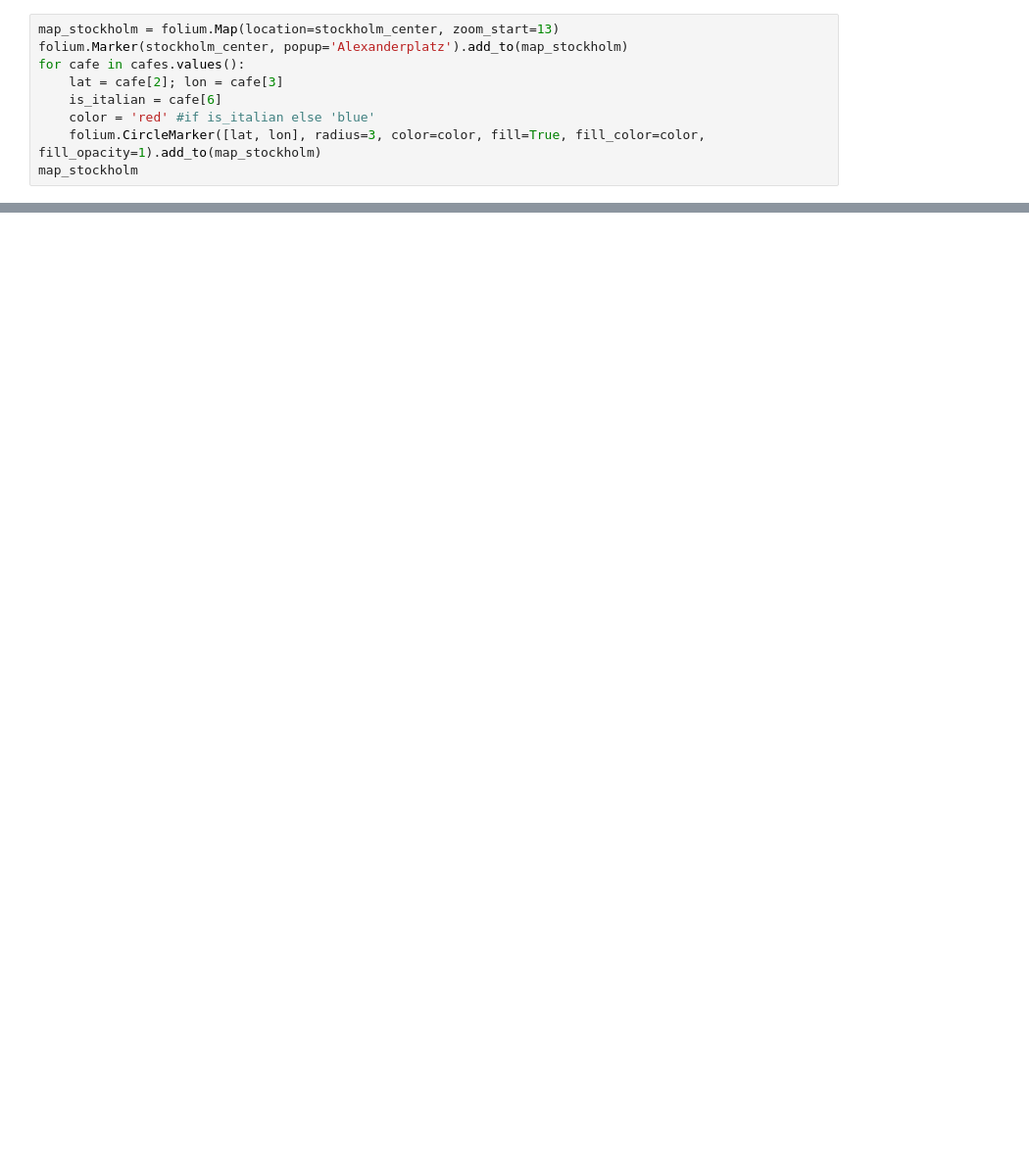
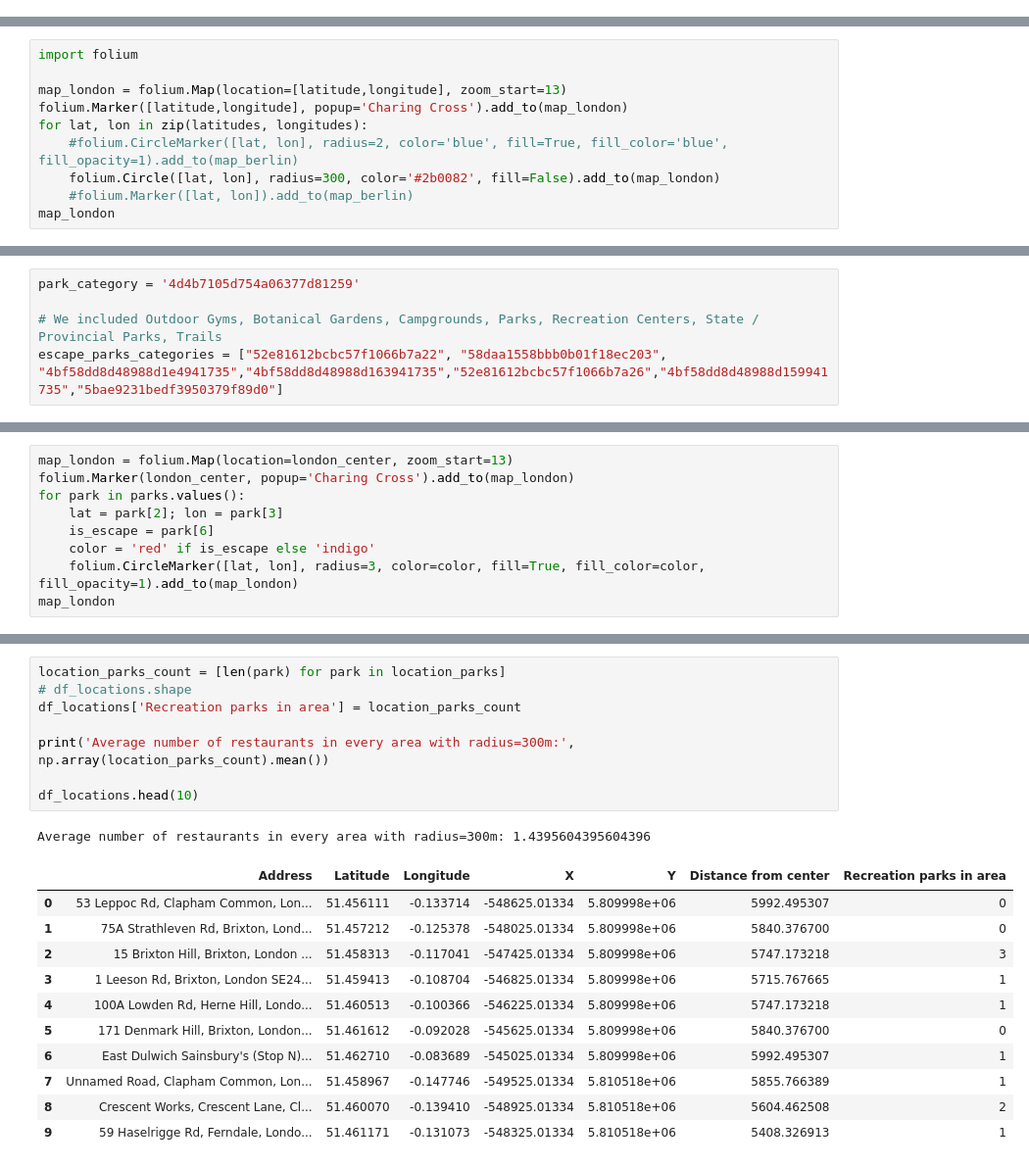
Before and after one commit to KostasAvgitidis/CourseraCapstone, a Jupyter notebook: The Battle of the Neighborhoods.ipynb, the cells around one changed output, grey strips where cells are left out. Shown: that part at 98% size. Saved outputs shown, nothing was run; the diff lists cells and outputs as text; blank space fills up the shorter version.

```diff
--- a/The Battle of the Neighborhoods.ipynb
+++ b/The Battle of the Neighborhoods.ipynb
@@ -277,9 +0,0 @@ Average number of cafes in neighborhood: 5.010989010989011
-# %%
-map_stockholm = folium.Map(location=stockholm_center, zoom_start=13)
-folium.Marker(stockholm_center, popup='Alexanderplatz').add_to(map_stockholm)
-for cafe in cafes.values():
-    lat = cafe[2]; lon = cafe[3]
-    is_italian = cafe[6]
-    color = 'red' #if is_italian else 'blue'
-    folium.CircleMarker([lat, lon], radius=3, color=color, fill=True, fill_color=color, fill_opacity=1).add_to(map_stockholm)
-map_stockholm
@@ -313,0 +97,10 @@ NameError: name 'folium' is not defined
+# %%
+import folium
+
+map_london = folium.Map(location=[latitude,longitude], zoom_start=13)
+folium.Marker([latitude,longitude], popup='Charing Cross').add_to(map_london)
+for lat, lon in zip(latitudes, longitudes):
+    #folium.CircleMarker([lat, lon], radius=2, color='blue', fill=True, fill_color='blue', fill_opacity=1).add_to(map_berlin)
+    folium.Circle([lat, lon], radius=300, color='#2b0082', fill=False).add_to(map_london)
+    #folium.Marker([lat, lon]).add_to(map_berlin)
+map_london
@@ -313,0 +171,5 @@ NameError: name 'folium' is not defined
+# %%
+park_category = '4d4b7105d754a06377d81259'
+
+# We included Outdoor Gyms, Botanical Gardens, Campgrounds, Parks, Recreation Centers, State / Provincial Parks, Trails
+escape_parks_categories = ["52e81612bcbc57f1066b7a22", "58daa1558bbb0b01f18ec203", "4bf58dd8d48988d1e4941735","4bf58dd8d48988d163941735","52e81612bcbc57f1066b7a26","4bf58dd8d48988d159941735","5bae9231bedf3950379f89d0"]
@@ -313,0 +374,9 @@ NameError: name 'folium' is not defined
+# %%
+map_london = folium.Map(location=london_center, zoom_start=13)
+folium.Marker(london_center, popup='Charing Cross').add_to(map_london)
+for park in parks.values():
+    lat = park[2]; lon = park[3]
+    is_escape = park[6]
+    color = 'red' if is_escape else 'indigo'
+    folium.CircleMarker([lat, lon], radius=3, color=color, fill=True, fill_color=color, fill_opacity=1).add_to(map_london)
+map_london
@@ -313,0 +385,21 @@ NameError: name 'folium' is not defined
+# %%
+location_parks_count = [len(park) for park in location_parks]
+# df_locations.shape
+df_locations['Recreation parks in area'] = location_parks_count
+
+print('Average number of restaurants in every area with radius=300m:', np.array(location_parks_count).mean())
+
+df_locations.head(10)
+# %% [output]
+Average number of restaurants in every area with radius=300m: 1.4395604395604396
+|  | Address | Latitude | Longitude | X | Y | Distance from center | Recreation parks in area |
+| 0 | 53 Leppoc Rd, Clapham Common, Lon... | 51.456111 | -0.133714 | -548625.01334 | 5.809998e+06 | 5992.495307 | 0 |
+| 1 | 75A Strathleven Rd, Brixton, Lond... | 51.457212 | -0.125378 | -548025.01334 | 5.809998e+06 | 5840.376700 | 0 |
+| 2 | 15 Brixton Hill, Brixton, London ... | 51.458313 | -0.117041 | -547425.01334 | 5.809998e+06 | 5747.173218 | 3 |
+| 3 | 1 Leeson Rd, Brixton, London SE24... | 51.459413 | -0.108704 | -546825.01334 | 5.809998e+06 | 5715.767665 | 1 |
+| 4 | 100A Lowden Rd, Herne Hill, Londo... | 51.460513 | -0.100366 | -546225.01334 | 5.809998e+06 | 5747.173218 | 1 |
+| 5 | 171 Denmark Hill, Brixton, London... | 51.461612 | -0.092028 | -545625.01334 | 5.809998e+06 | 5840.376700 | 0 |
+| 6 | East Dulwich Sainsbury's (Stop N)... | 51.462710 | -0.083689 | -545025.01334 | 5.809998e+06 | 5992.495307 | 1 |
+| 7 | Unnamed Road, Clapham Common, Lon... | 51.458967 | -0.147746 | -549525.01334 | 5.810518e+06 | 5855.766389 | 1 |
+| 8 | Crescent Works, Crescent Lane, Cl... | 51.460070 | -0.139410 | -548925.01334 | 5.810518e+06 | 5604.462508 | 2 |
+| 9 | 59 Haselrigge Rd, Ferndale, Londo... | 51.461171 | -0.131073 | -548325.01334 | 5.810518e+06 | 5408.326913 | 1 |
```
Also changed, not shown: parts of 39 cells of this notebook, 1 other file.
